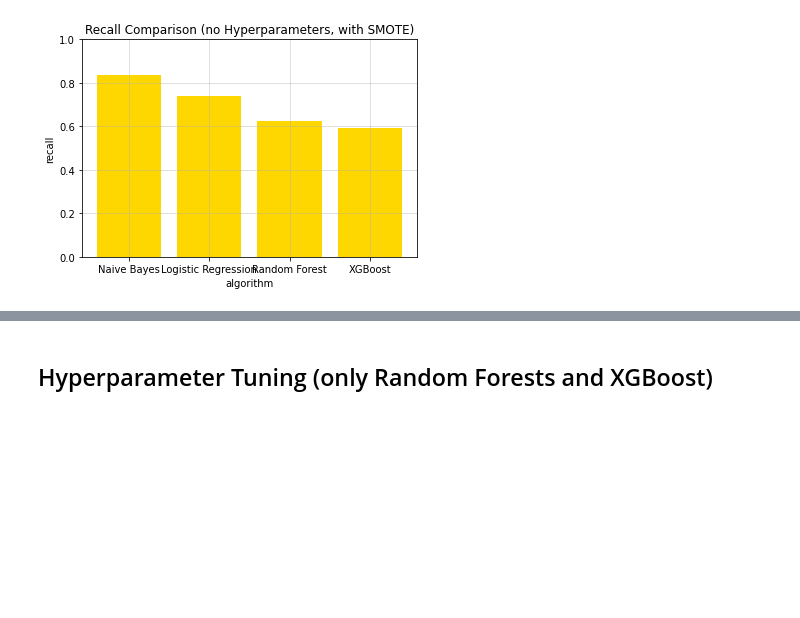
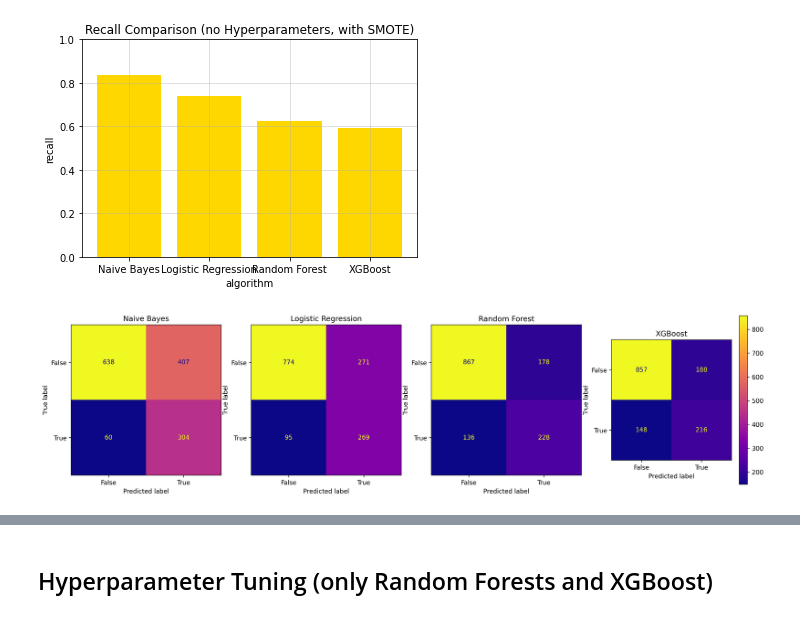
Before and after one commit to awesomecosmos/CS675-Intro-To-Data-Science, a Jupyter notebook: Project2/project2.ipynb, the cells around one changed output, grey strips where cells are left out. Drawn from its saved outputs; the diff is of its cells as text; code cells hidden in the pictures; blank space fills up the shorter version.

```diff
--- a/Project2/project2.ipynb
+++ b/Project2/project2.ipynb
@@ -365,3 +391,17 @@ plt.title("Recall Comparison (no Hyperparameters, with SMOTE)")
 # %% [output]
 Text(0.5, 1.0, 'Recall Comparison (no Hyperparameters, with SMOTE)')
 [figure]
+# %%
+fig, ax = plt.subplots(1,4,sharex=True, sharey=False, figsize=(20, 5), dpi=300)
+ax[0].set_title(x_labels[0])
+ax[1].set_title(x_labels[1])
+ax[2].set_title(x_labels[2])
+ax[3].set_title(x_labels[3])
+
+ConfusionMatrixDisplay(nb_smote_confusion,display_labels=[False,True]).plot(ax=ax[0],cmap='plasma',colorbar=False)
+ConfusionMatrixDisplay(lr_smote_confusion,display_labels=[False,True]).plot(ax=ax[1],cmap='plasma',colorbar=False)
+ConfusionMatrixDisplay(rf_smote_confusion,display_labels=[False,True]).plot(ax=ax[2],cmap='plasma',colorbar=False)
+ConfusionMatrixDisplay(xgb_smote_confusion,display_labels=[False,True]).plot(ax=ax[3],cmap='plasma',colorbar=True)
+fig.show()
+# %% [output]
+[figure, added]
```
Also changed, not shown: parts of 23 cells of this notebook.
